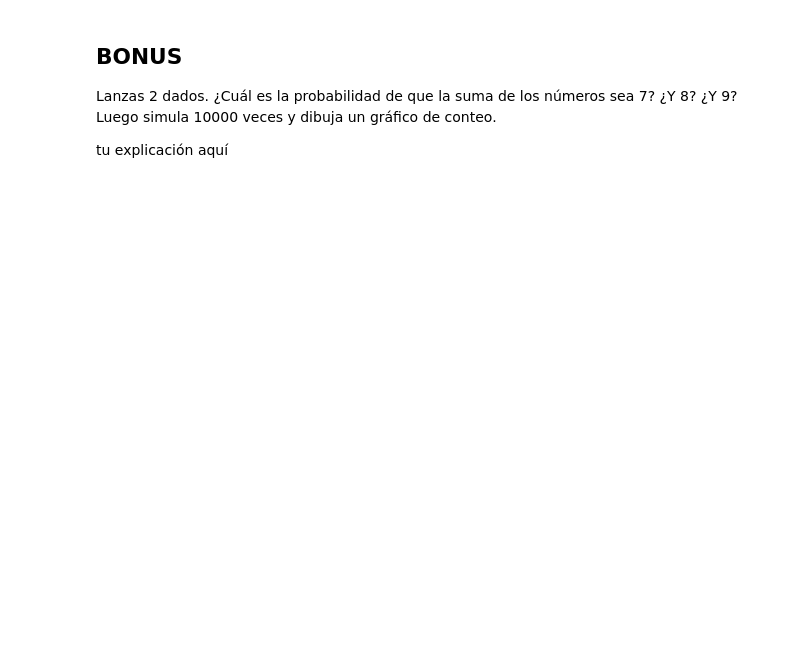
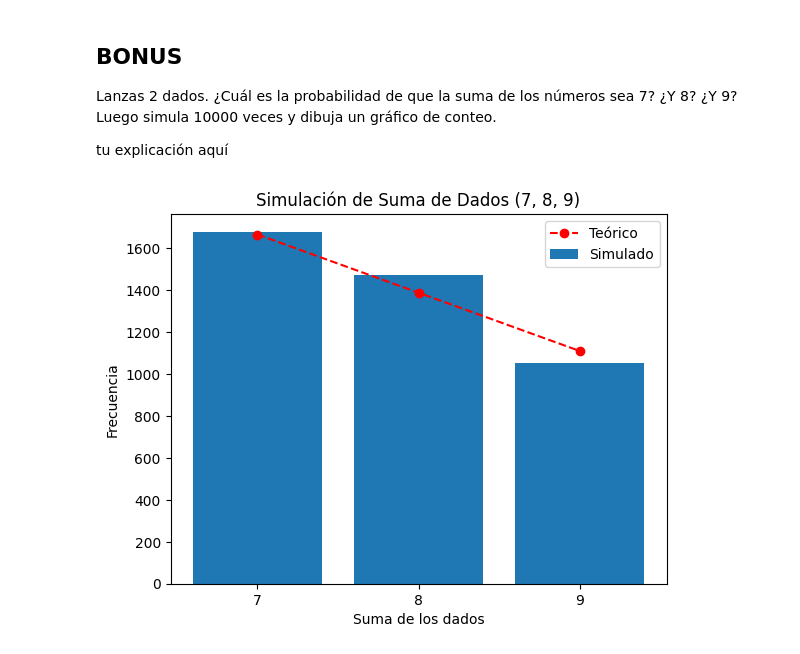
Before and after one commit to 26Ale10/18-lab-probability-intro-es, a Jupyter notebook: your-code/main_esp.ipynb, the cells around one changed output. Saved outputs shown, nothing was run; the diff lists cells and outputs as text; code cells hidden in the pictures; blank space fills up the shorter version.

```diff
--- a/your-code/main_esp.ipynb
+++ b/your-code/main_esp.ipynb
@@ -98,0 +181,47 @@ tu explicación aquí
+# %%
+import random
+import matplotlib.pyplot as plt
+
+class JuegoDados:
+    def __init__(self):
+        self.lanzamientos = int(input("Introduce el número de lanzamientos: "))
+        self.muestra = [1, 2, 3, 4, 5, 6]
+        self.probabilidades = {
+            7: 1/6, 8: 5/36, 9: 1/9
+        }
+
+    def lanzar_dados(self):
+        resultados = []
+        for _ in range(self.lanzamientos):
+            dado1 = random.choice(self.muestra)
+            dado2 = random.choice(self.muestra)
+            suma = dado1 + dado2
+            if 7 <= suma <= 9:
+                resultados.append(suma)
+        return resultados
+
+    def contar_resultados(self, resultados):
+        conteos = {suma: resultados.count(suma) for suma in [7, 8, 9]}
+        return conteos
+
+    def graficar_resultados(self, conteos):
+        sumas = list(conteos.keys())
+        frecuencias_simulado = list(conteos.values())
+        frecuencias_teorico = [self.lanzamientos * self.probabilidades[suma] for suma in sumas]
+
+        plt.bar(sumas, frecuencias_simulado, label='Simulado')
+        plt.plot(sumas, frecuencias_teorico, 'ro--', label='Teórico')
+        plt.xlabel('Suma de los dados')
+        plt.ylabel('Frecuencia')
+        plt.title('Simulación de Suma de Dados (7, 8, 9)')
+        plt.xticks(sumas)  # Mostrar solo las etiquetas 7, 8, 9 en el eje x
+        plt.legend()
+        plt.show()
+
+if __name__ == "__main__":
+    juego = JuegoDados()
+    resultados = juego.lanzar_dados()
+    conteos = juego.contar_resultados(resultados)
+    juego.graficar_resultados(conteos)
+# %% [output]
+[figure, added]
```
Also changed, not shown: parts of 8 cells of this notebook.
